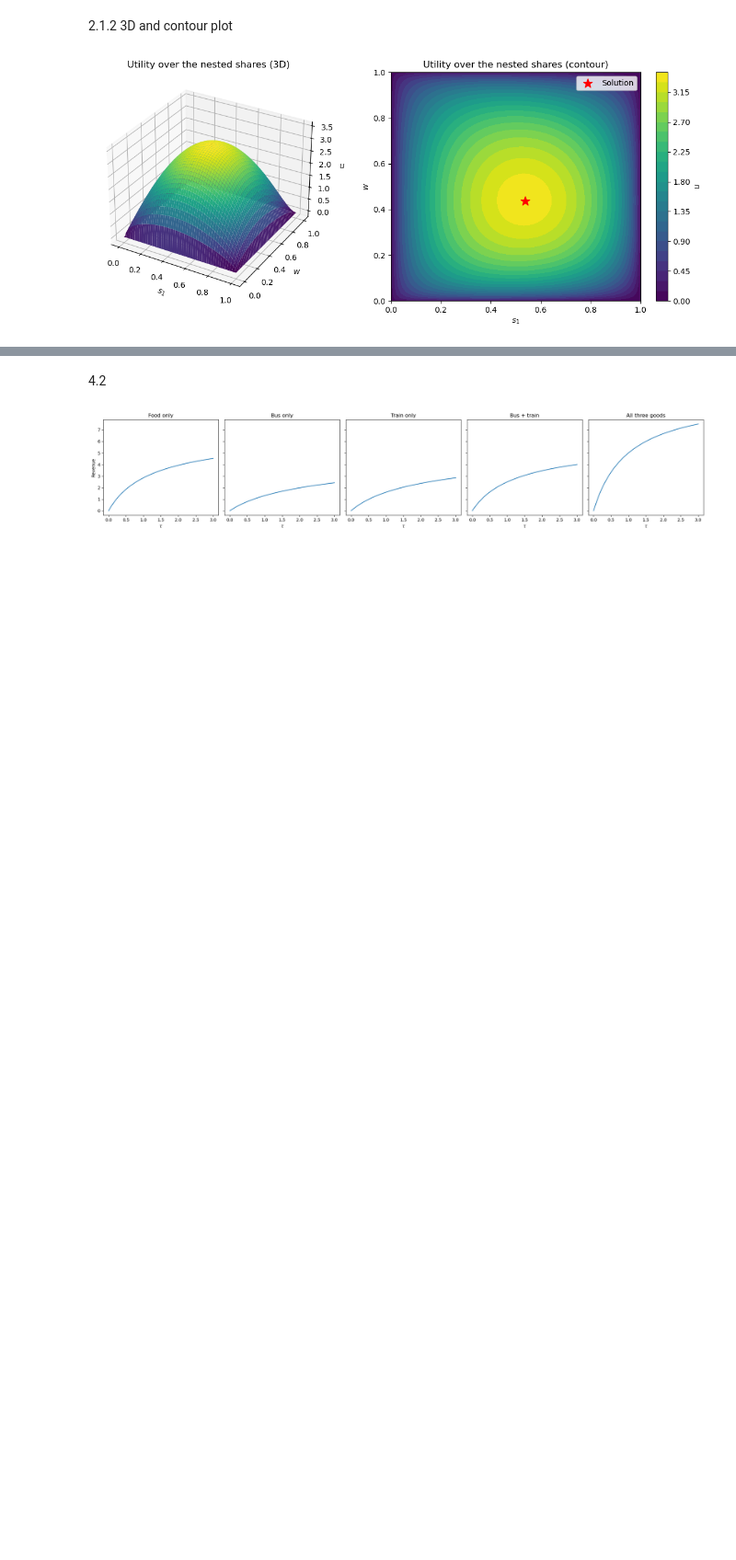
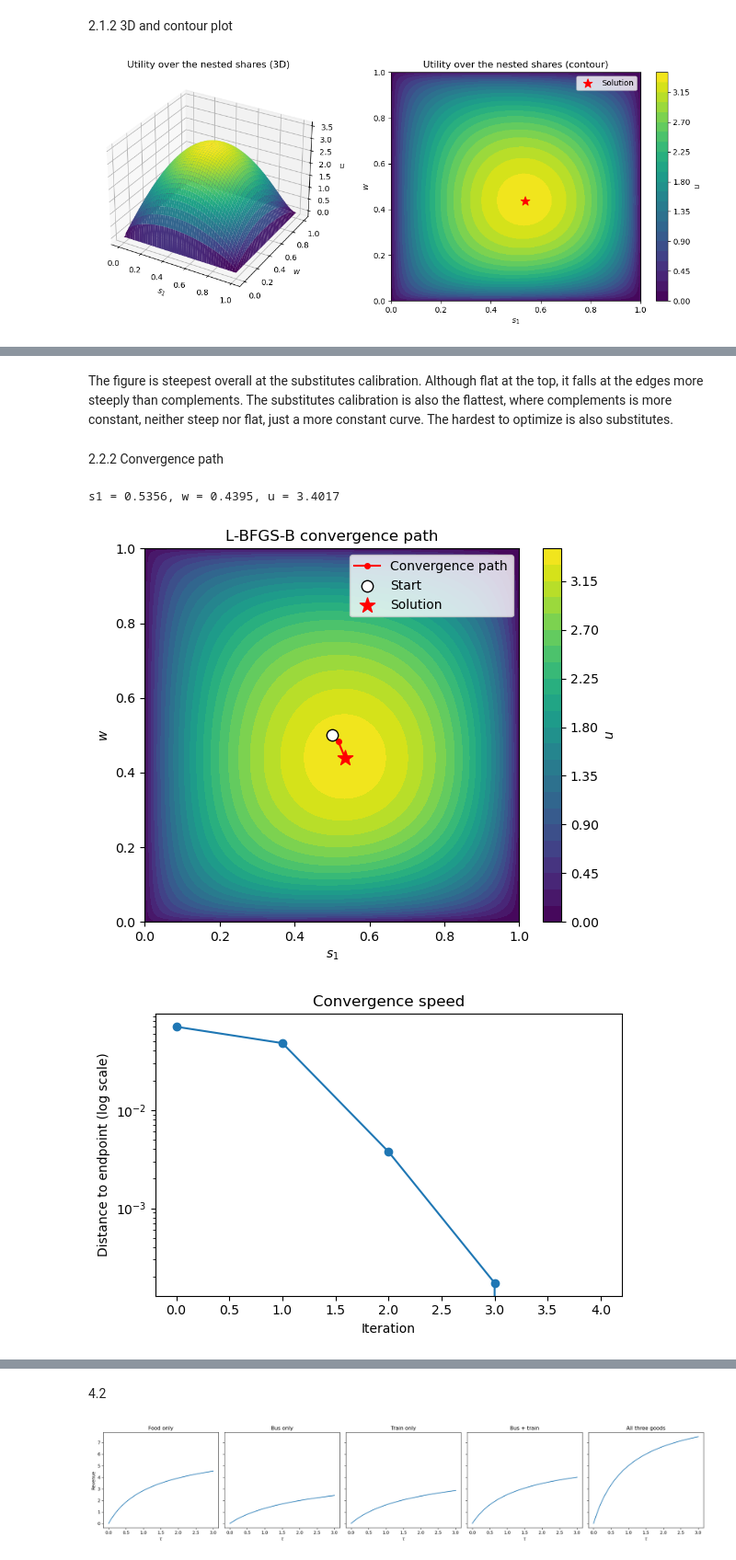
Before and after one commit to Valdemar-0/Model-project, a Jupyter notebook: Project_Signe.ipynb, the cells around one changed output, grey strips where cells are left out. Shown at 92% size. Drawn from its saved outputs; the diff is of its cells as text; code cells hidden in the pictures; blank space fills up the shorter version.

```diff
--- a/Project_Signe.ipynb
+++ b/Project_Signe.ipynb
@@ -68,0 +60,38 @@ plt.show()
+# %% [markdown]
+The figure is steepest overall at the substitutes calibration. Although flat at the top, it falls at the edges more steeply than complements. The substitutes calibration is also the flattest, where complements is more constant, neither steep nor flat, just a more constant curve. The hardest to optimize is also substitutes.
+# %% [markdown]
+2.2.2 Convergence path
+# %%
+opt_grid = c.solve_grid(N=200,do_print=False)
+opt_lbfgsb = c.solve()
+
+# a. path on top of the contour plot
+fig, ax = plt.subplots(figsize=(6,5))
+cont = ax.contourf(opt_grid.s1_grid, opt_grid.w_grid, opt_grid.u_grid, levels=30, cmap='viridis')
+fig.colorbar(cont, ax=ax, label=r'$u$')
+
+ax.plot(opt_lbfgsb.path[:,0], opt_lbfgsb.path[:,1], 'o-', color='red', markersize=4, label='Convergence path')
+ax.scatter(opt_lbfgsb.path[0,0], opt_lbfgsb.path[0,1], color='white', edgecolor='black', s=80, zorder=5, label='Start')
+ax.scatter(opt_lbfgsb.s1, opt_lbfgsb.w, color='red', marker='*', s=150, zorder=5, label='Solution')
+
+ax.set_xlabel(r'$s_1$'); ax.set_ylabel(r'$w$')
+ax.set_title('L-BFGS-B convergence path')
+ax.legend()
+fig.tight_layout()
+plt.show()
+
+# b. distance to the endpoint, per iteration, on a log scale
+endpoint = opt_lbfgsb.path[-1]
+distances = np.linalg.norm(opt_lbfgsb.path - endpoint, axis=1)
+
+fig2, ax2 = plt.subplots(figsize=(6,4))
+ax2.semilogy(distances, 'o-')
+ax2.set_xlabel('Iteration')
+ax2.set_ylabel('Distance to endpoint (log scale)')
+ax2.set_title('Convergence speed')
+fig2.tight_layout()
+plt.show()
+# %% [output]
+s1 = 0.5356, w = 0.4395, u = 3.4017
+[figure, added]
+[figure, added]
```
Also changed, not shown: parts of 4 cells of this notebook, 1 other file.
